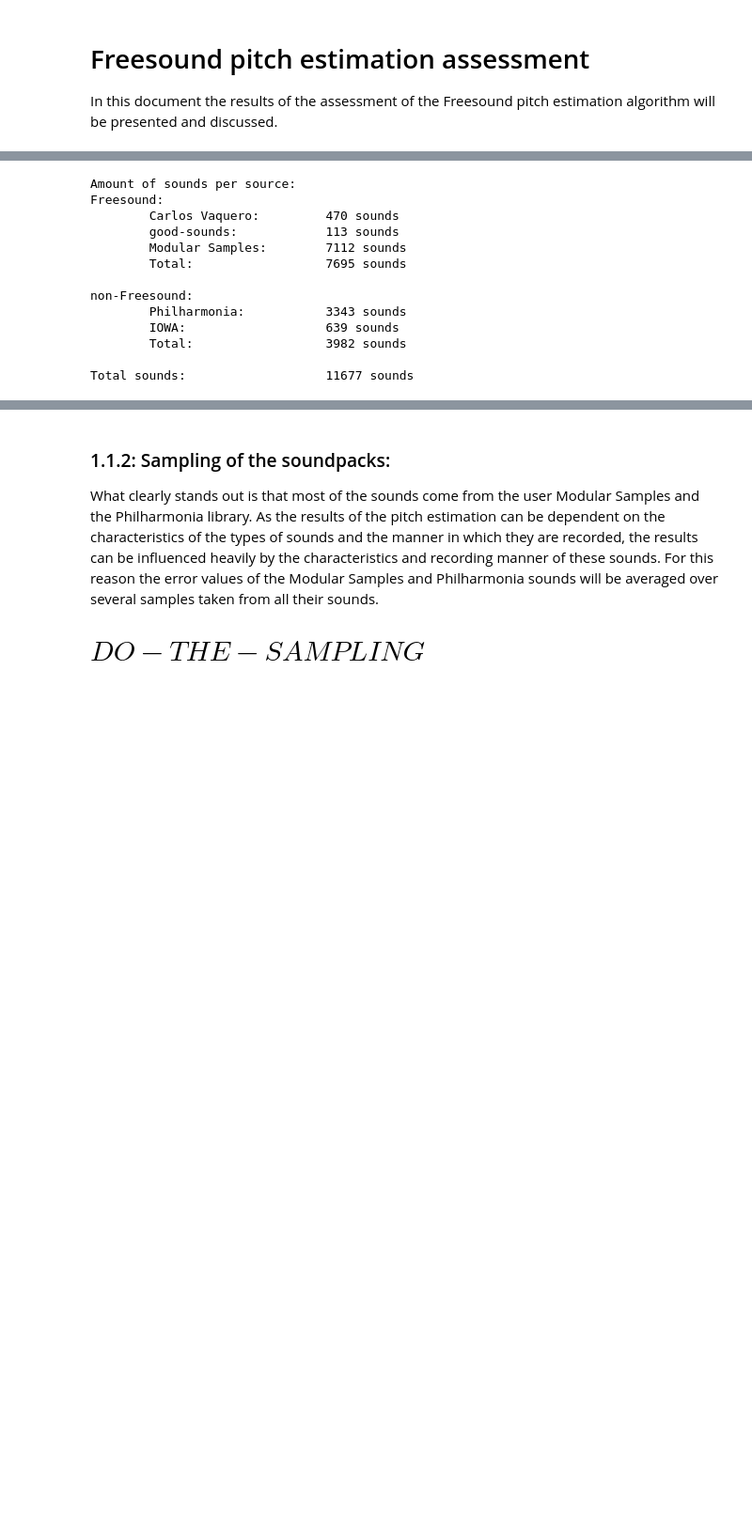
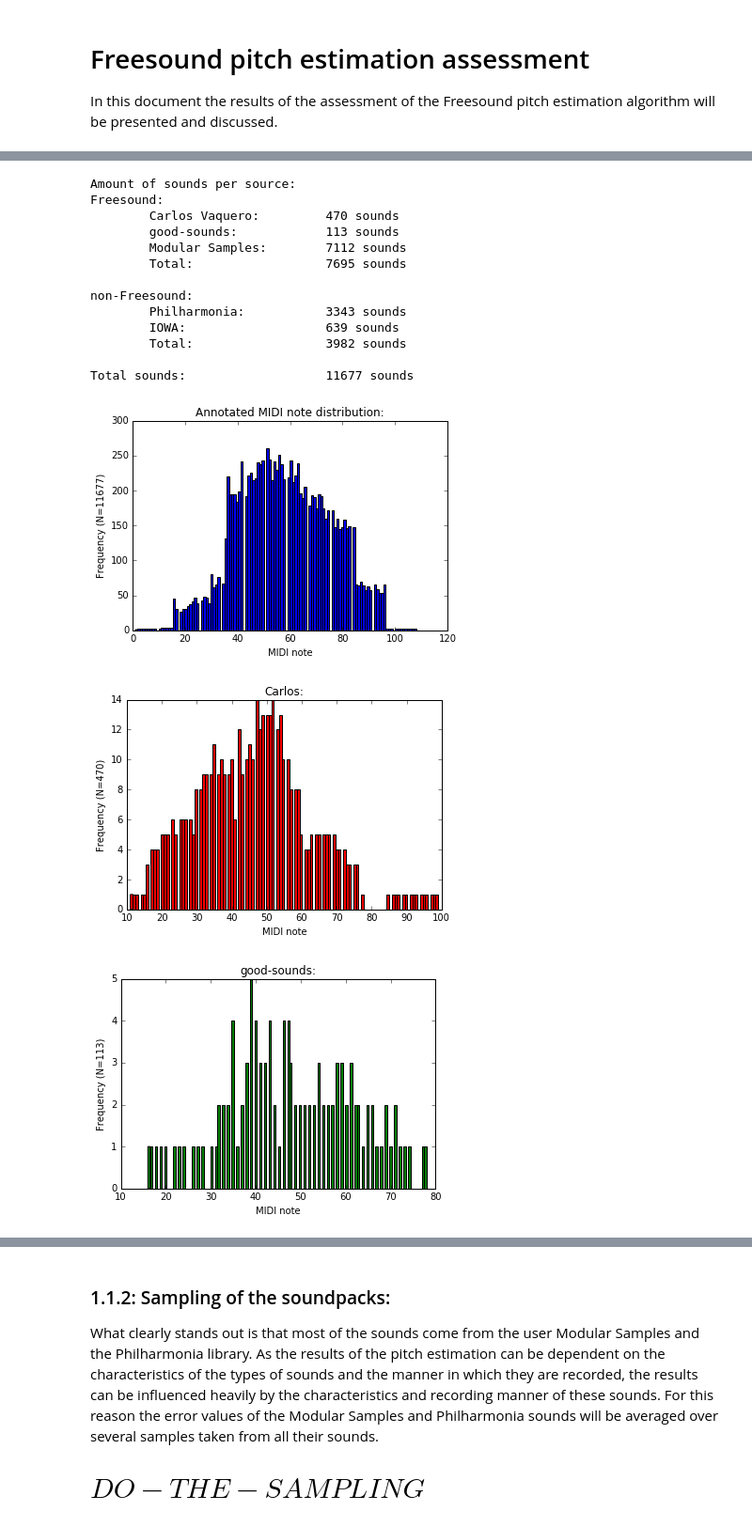
Before and after one commit to akkeh/internship, a Jupyter notebook: pitchEst/notebook/pitchEstimation.ipynb, the cells around one changed output, grey strips where cells are left out. Shown at 94% size. Saved outputs shown, nothing was run; the diff lists cells and outputs as text; code cells hidden in the pictures; blank space fills up the shorter version.

```diff
--- a/pitchEst/notebook/pitchEstimation.ipynb
+++ b/pitchEst/notebook/pitchEstimation.ipynb
@@ -24,28 +24,39 @@ Below the amount of sounds contained in each pack is shown.
 # %%
 print "Amount of sounds per source:"
 print "Freesound:"
 print "\tCarlos Vaquero:\t\t" + str(csJ_N) + " sounds"
 print "\tgood-sounds:\t\t" + str(gsJ_N) + " sounds"
 print "\tModular Samples:\t" + str(msJ_N) + " sounds"
 print "\tTotal:\t\t\t" + str(csJ_N + gsJ_N + msJ_N) + " sounds\n"
 
 print "non-Freesound:"
 print "\tPhilharmonia:\t\t" + str(phE_N) + " sounds"
 print "\tIOWA:\t\t\t" + str(iwE_N) + " sounds"
 print "\tTotal:\t\t\t" + str(phE_N + iwE_N) + " sounds\n"
 
 print "Total sounds:\t\t\t" + str(csJ_N + gsJ_N + msJ_N +phE_N + iwE_N) + " sounds\n"
+
+plt.hist(ESS_midi, bins=120); plt.title("Annotated MIDI note distribution:"); plt.xlabel("MIDI note"); plt.ylabel("Frequency (N=11677)"); plt.show();
+plt.hist(csE_midi, bins=120, color='red'); plt.title("Carlos:"); plt.xlabel("MIDI note"); plt.ylabel("Frequency (N=470)"); plt.show()
+plt.hist(gsE_midi, bins=120, color='green'); plt.title("good-sounds:"); plt.xlabel("MIDI note"); plt.ylabel("Frequency (N=113)"); plt.show()
+plt.hist(msE_midi, bins=120, color='lightblue'); plt.title("Modular Samples:"); plt.xlabel("MIDI note"); plt.ylabel("Frequency (N=7695)"); plt.show()
+
+plt.hist(phE_midi, bins=120, color='purple'); plt.title("Philharmonia:"); plt.xlabel("MIDI note"); plt.ylabel("Frequency (N=3343)"); plt.show()
+plt.hist(iwE_midi, bins=120, color='yellow'); plt.title("IOWA:"); plt.xlabel("MIDI note"); plt.ylabel("Frequency (N=639)"); plt.show()
 # %% [output]
 Amount of sounds per source:
 Freesound:
         Carlos Vaquero:         470 sounds
         good-sounds:            113 sounds
         Modular Samples:        7112 sounds
         Total:                  7695 sounds
 
 non-Freesound:
         Philharmonia:           3343 sounds
         IOWA:                   639 sounds
         Total:                  3982 sounds
 
 Total sounds:                   11677 sounds
+[figure, added]
+[figure, added]
+[figure, added]
```
Also changed, not shown: parts of 6 cells of this notebook, 3 other files.
